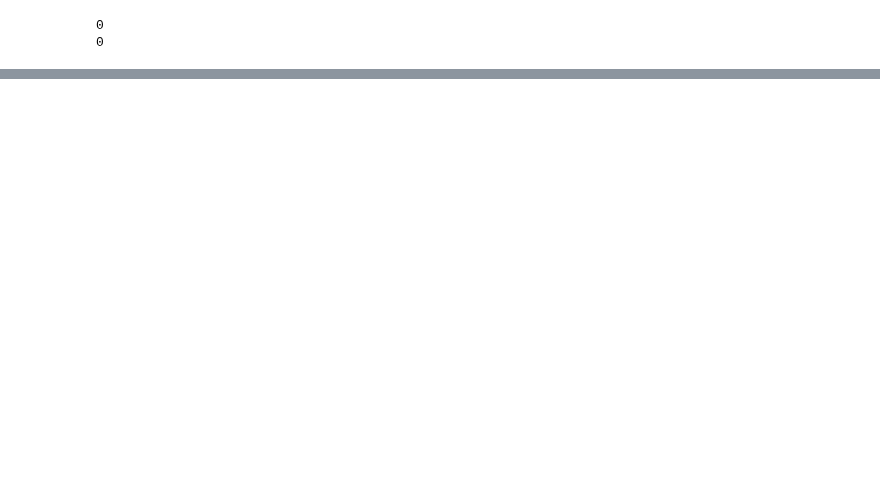
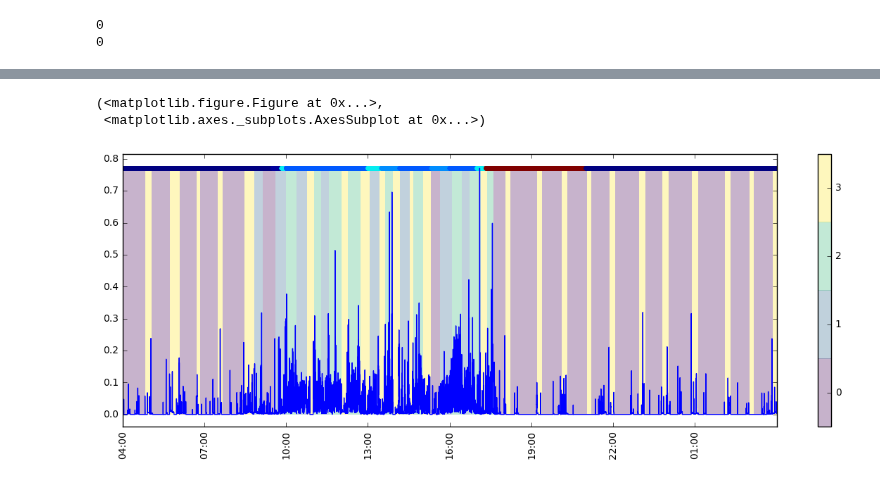
Before and after one commit to wadpac/hsmm4acc, a Jupyter notebook: notebooks/reuse_model.ipynb, the cells around one changed output, grey strips where cells are left out. Drawn from its saved outputs; the diff is of its cells as text; code cells hidden in the pictures; blank space fills up the shorter version.

```diff
--- a/notebooks/reuse_model.ipynb
+++ b/notebooks/reuse_model.ipynb
@@ -74,0 +83,6 @@ model.resample_parameters()
+# %%
+hsmm.plot_states_and_var_new(data, new_pred[1], columns=['acceleration',], by='activity')
+# %% [output]
+(<matplotlib.figure.Figure at 0x...>,
+ <matplotlib.axes._subplots.AxesSubplot at 0x...>)
+[figure, added]
```
Also changed, not shown: parts of 24 cells of this notebook, 1 other file.
